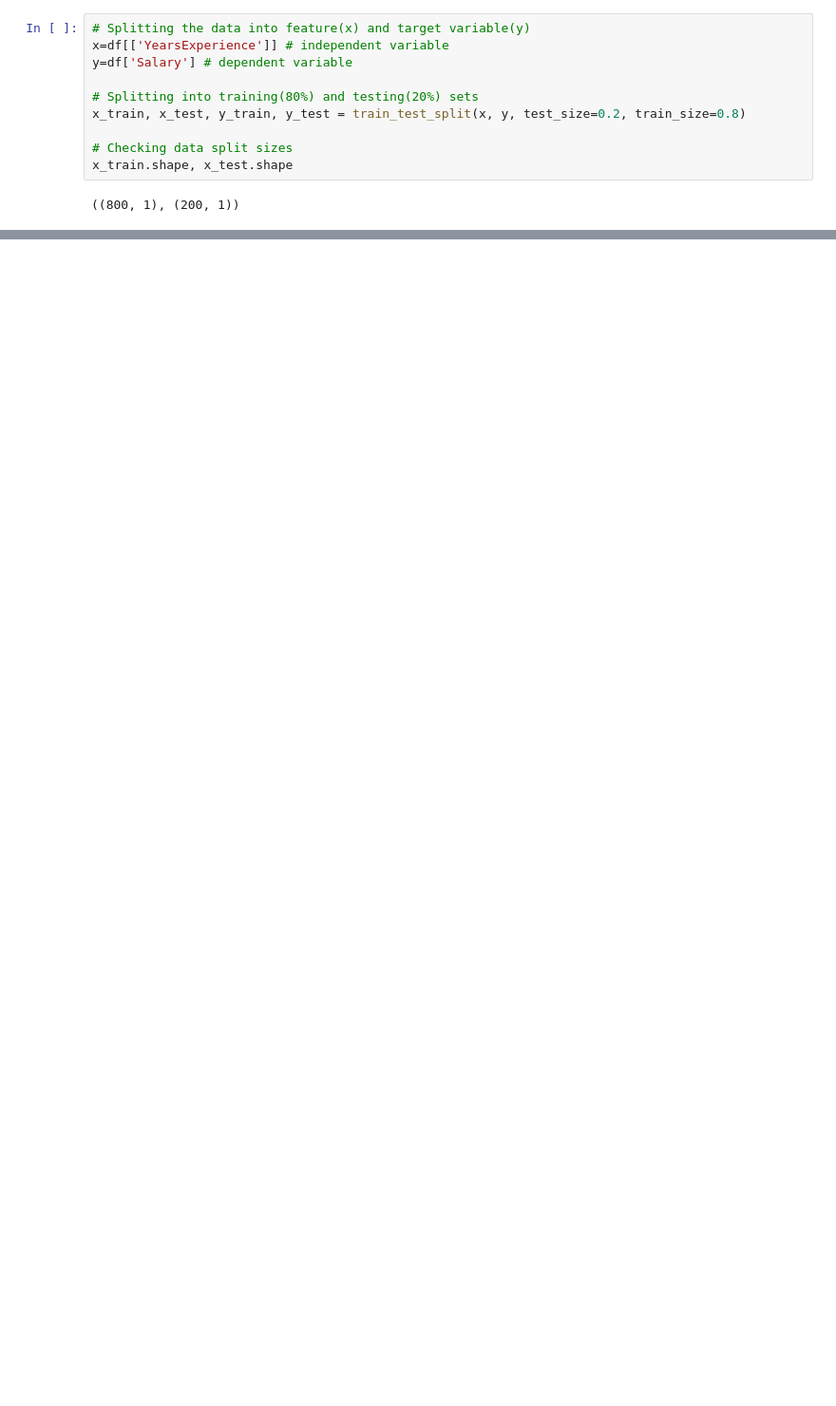
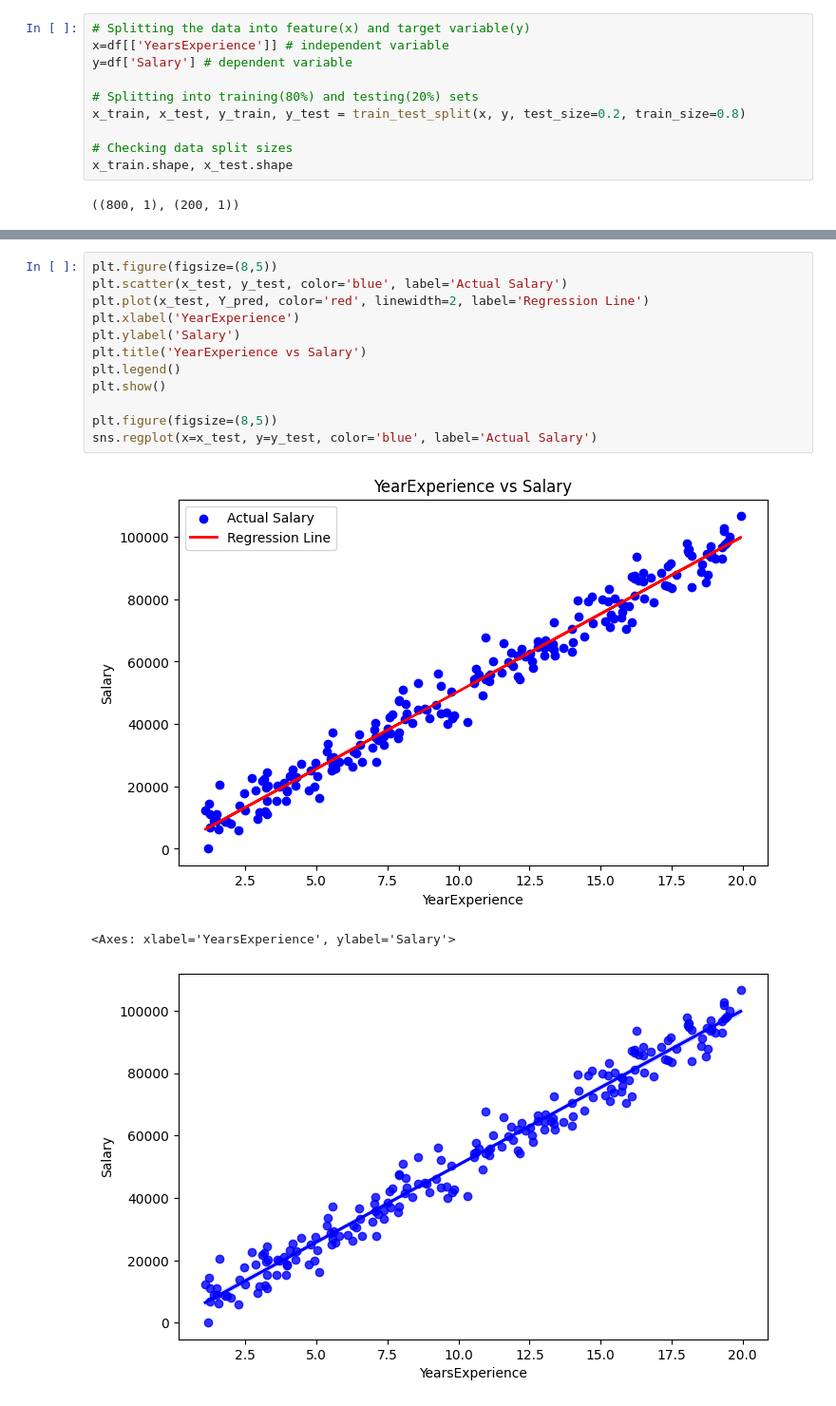
Before and after one commit to kushagra58/pyhton-with-Ml, a Jupyter notebook: python3.ipynb, the cells around one changed output, grey strips where cells are left out. Shown at 95% size. Cells and saved outputs as stored; diff of their text form; blank space fills up the shorter version.

```diff
--- a/python3.ipynb
+++ b/python3.ipynb
@@ -87,0 +88,16 @@ plt.show()
+# %%
+plt.figure(figsize=(8,5))
+plt.scatter(x_test, y_test, color='blue', label='Actual Salary')
+plt.plot(x_test, Y_pred, color='red', linewidth=2, label='Regression Line')
+plt.xlabel('YearExperience')
+plt.ylabel('Salary')
+plt.title('YearExperience vs Salary')
+plt.legend()
+plt.show()
+
+plt.figure(figsize=(8,5))
+sns.regplot(x=x_test, y=y_test, color='blue', label='Actual Salary')
+# %% [output]
+[figure, added]
+<Axes: xlabel='YearsExperience', ylabel='Salary'>
+[figure, added]
```
Also changed, not shown: parts of 5 cells of this notebook.
